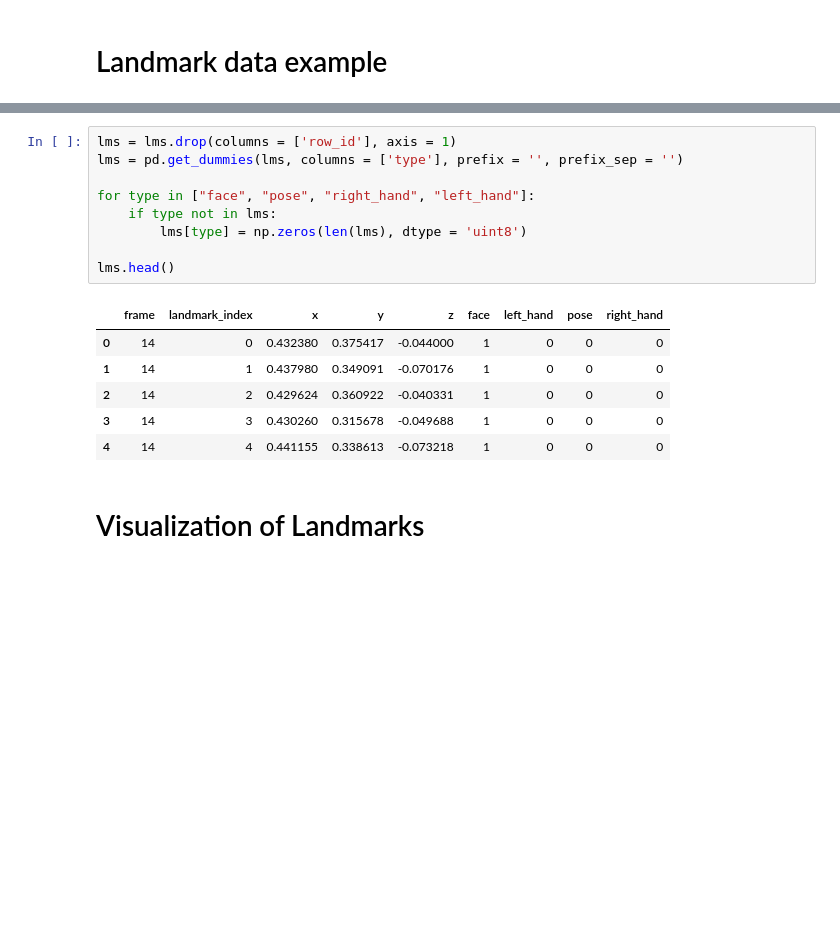
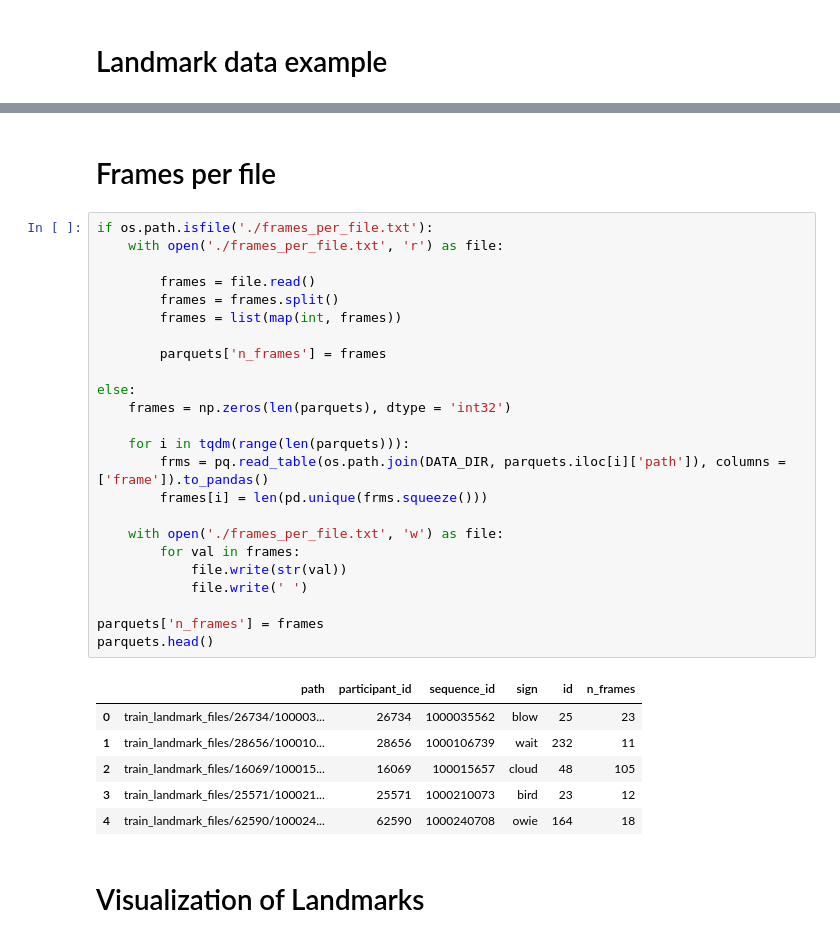
Before and after one commit to HerrPhoton/Sign_Language_Recognition, a Jupyter notebook: Main.ipynb, the cells around one changed output, grey strips where cells are left out. Drawn from its saved outputs; the diff is of its cells as text; blank space fills up the shorter version.

```diff
--- a/Main.ipynb
+++ b/Main.ipynb
@@ -114,22 +143,39 @@ lms.head()
 | 2 | 14 | 14-face-2 | face | 2 | 0.429624 | 0.360922 | -0.040331 |
 | 3 | 14 | 14-face-3 | face | 3 | 0.430260 | 0.315678 | -0.049688 |
 | 4 | 14 | 14-face-4 | face | 4 | 0.441155 | 0.338613 | -0.073218 |
-# %%
-lms = lms.drop(columns = ['row_id'], axis = 1)
-lms = pd.get_dummies(lms, columns = ['type'], prefix = '', prefix_sep = '')
-
-for type in ["face", "pose", "right_hand", "left_hand"]:
-    if type not in lms:
-        lms[type] = np.zeros(len(lms), dtype = 'uint8')
-
-lms.head()
-# %% [output]
-|  | frame | landmark_index | x | y | z | face | left_hand | pose | right_hand |
-| 0 | 14 | 0 | 0.432380 | 0.375417 | -0.044000 | 1 | 0 | 0 | 0 |
-| 1 | 14 | 1 | 0.437980 | 0.349091 | -0.070176 | 1 | 0 | 0 | 0 |
-| 2 | 14 | 2 | 0.429624 | 0.360922 | -0.040331 | 1 | 0 | 0 | 0 |
-| 3 | 14 | 3 | 0.430260 | 0.315678 | -0.049688 | 1 | 0 | 0 | 0 |
-| 4 | 14 | 4 | 0.441155 | 0.338613 | -0.073218 | 1 | 0 | 0 | 0 |
+# %% [markdown]
+# Frames per file
+# %%
+if os.path.isfile('./frames_per_file.txt'):
+    with open('./frames_per_file.txt', 'r') as file:
+
+        frames = file.read()
+        frames = frames.split()
+        frames = list(map(int, frames))
+
+        parquets['n_frames'] = frames
+
+else:
+    frames = np.zeros(len(parquets), dtype = 'int32')
+
+    for i in tqdm(range(len(parquets))):
+        frms = pq.read_table(os.path.join(DATA_DIR, parquets.iloc[i]['path']), columns = ['frame']).to_pandas()
+        frames[i] = len(pd.unique(frms.squeeze()))
+
+    with open('./frames_per_file.txt', 'w') as file:
+        for val in frames:
+            file.write(str(val))
+            file.write(' ')
+
+parquets['n_frames'] = frames
+parquets.head()
+# %% [output]
+|  | path | participant_id | sequence_id | sign | id | n_frames |
+| 0 | train_landmark_files/26734/100003... | 26734 | 1000035562 | blow | 25 | 23 |
+| 1 | train_landmark_files/28656/100010... | 28656 | 1000106739 | wait | 232 | 11 |
+| 2 | train_landmark_files/16069/100015... | 16069 | 100015657 | cloud | 48 | 105 |
+| 3 | train_landmark_files/25571/100021... | 25571 | 1000210073 | bird | 23 | 12 |
+| 4 | train_landmark_files/62590/100024... | 62590 | 1000240708 | owie | 164 | 18 |
 # %% [markdown]
 # Visualization of Landmarks
 # %%
```
Also changed, not shown: parts of 37 cells of this notebook.
